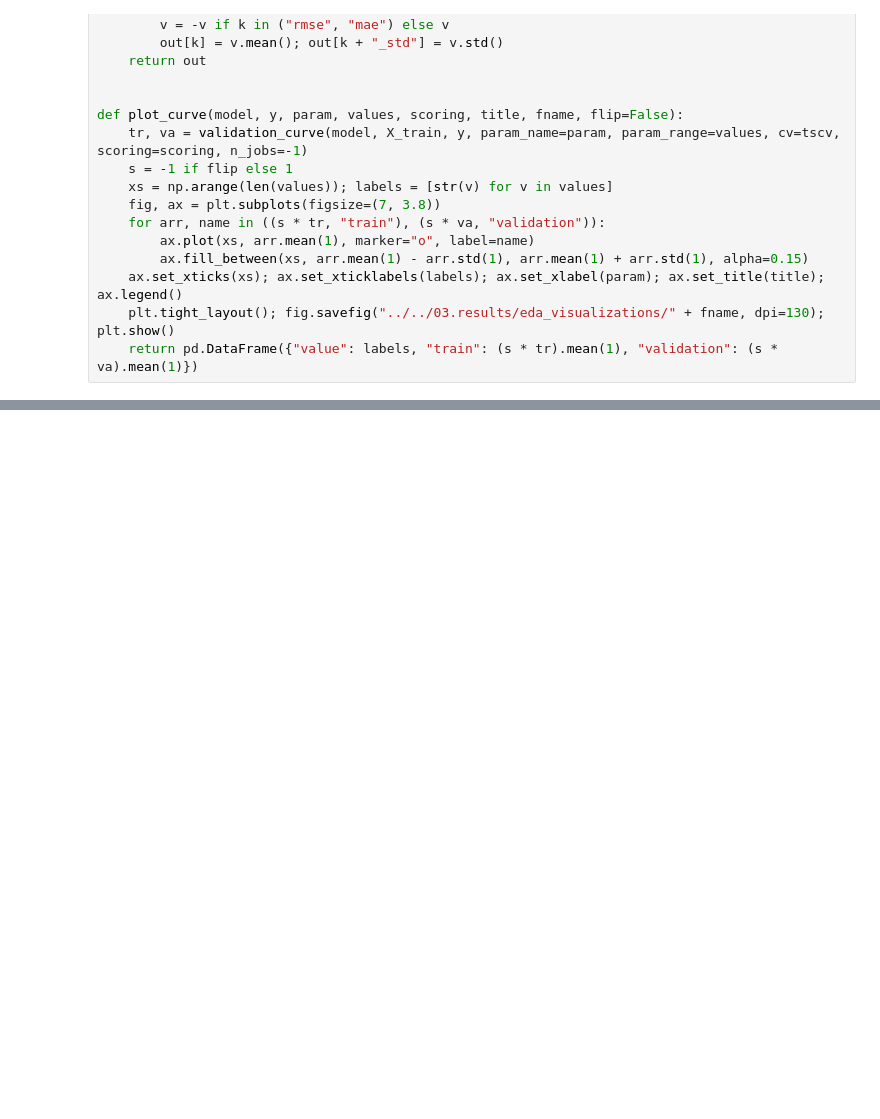
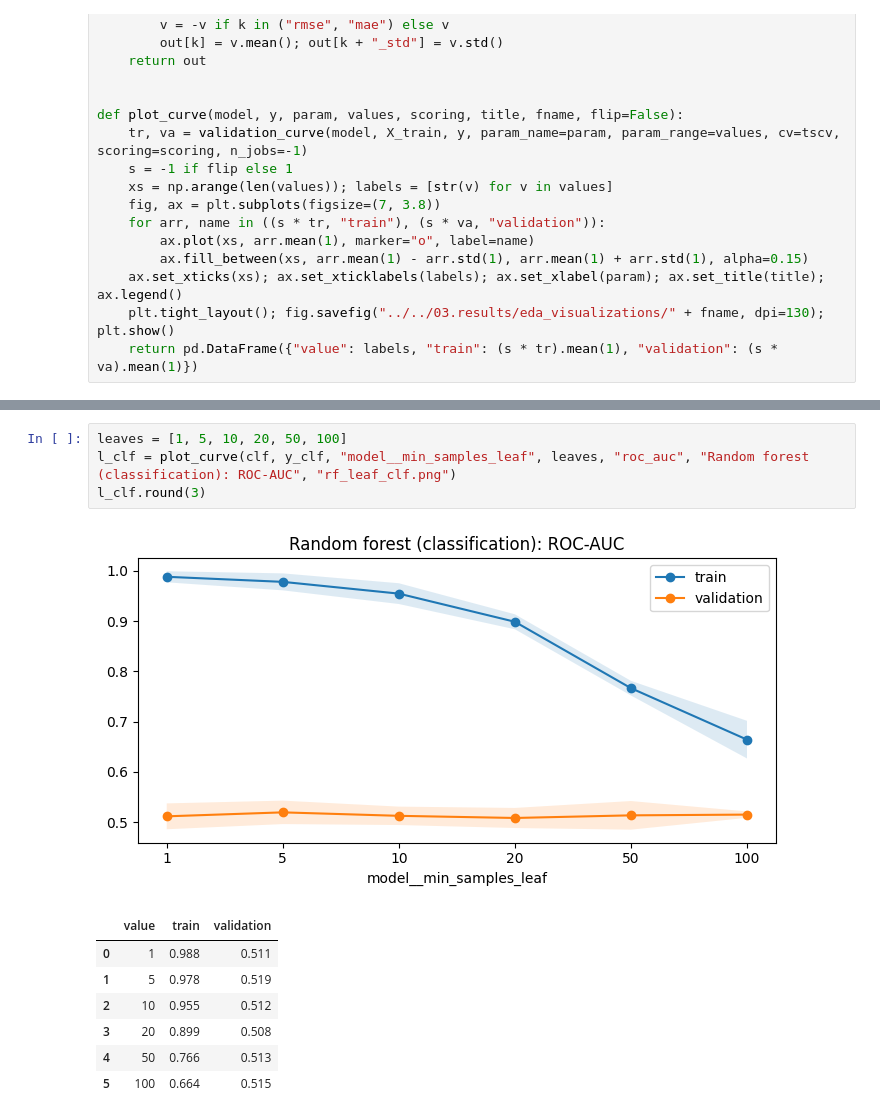
Before and after one commit to FaijAhamed-ML/ATOM-USDT-CRYPTOCURRENCY-ML-MODEL-PREDICTION, a Jupyter notebook: 02.notebook/03.model_Selection/02.random_forest.ipynb, the cells around one changed output, grey strips where cells are left out. Drawn from its saved outputs; the diff is of its cells as text; blank space fills up the shorter version.

Commit message:
add works with RF model

```diff
--- a/02.notebook/03.model_Selection/02.random_forest.ipynb
+++ b/02.notebook/03.model_Selection/02.random_forest.ipynb
@@ -47,0 +51,13 @@ print({k: round(v, 4) for k, v in r_reg.items() if k != "task"}); print({k: roun
+# %%
+leaves = [1, 5, 10, 20, 50, 100]
+l_clf = plot_curve(clf, y_clf, "model__min_samples_leaf", leaves, "roc_auc", "Random forest (classification): ROC-AUC", "rf_leaf_clf.png")
+l_clf.round(3)
+# %% [output]
+[figure, added]
+|  | value | train | validation |
+| 0 | 1 | 0.988 | 0.511 |
+| 1 | 5 | 0.978 | 0.519 |
+| 2 | 10 | 0.955 | 0.512 |
+| 3 | 20 | 0.899 | 0.508 |
+| 4 | 50 | 0.766 | 0.513 |
+| 5 | 100 | 0.664 | 0.515 |
```
Also changed, not shown: parts of 5 cells of this notebook, 4 other files.
